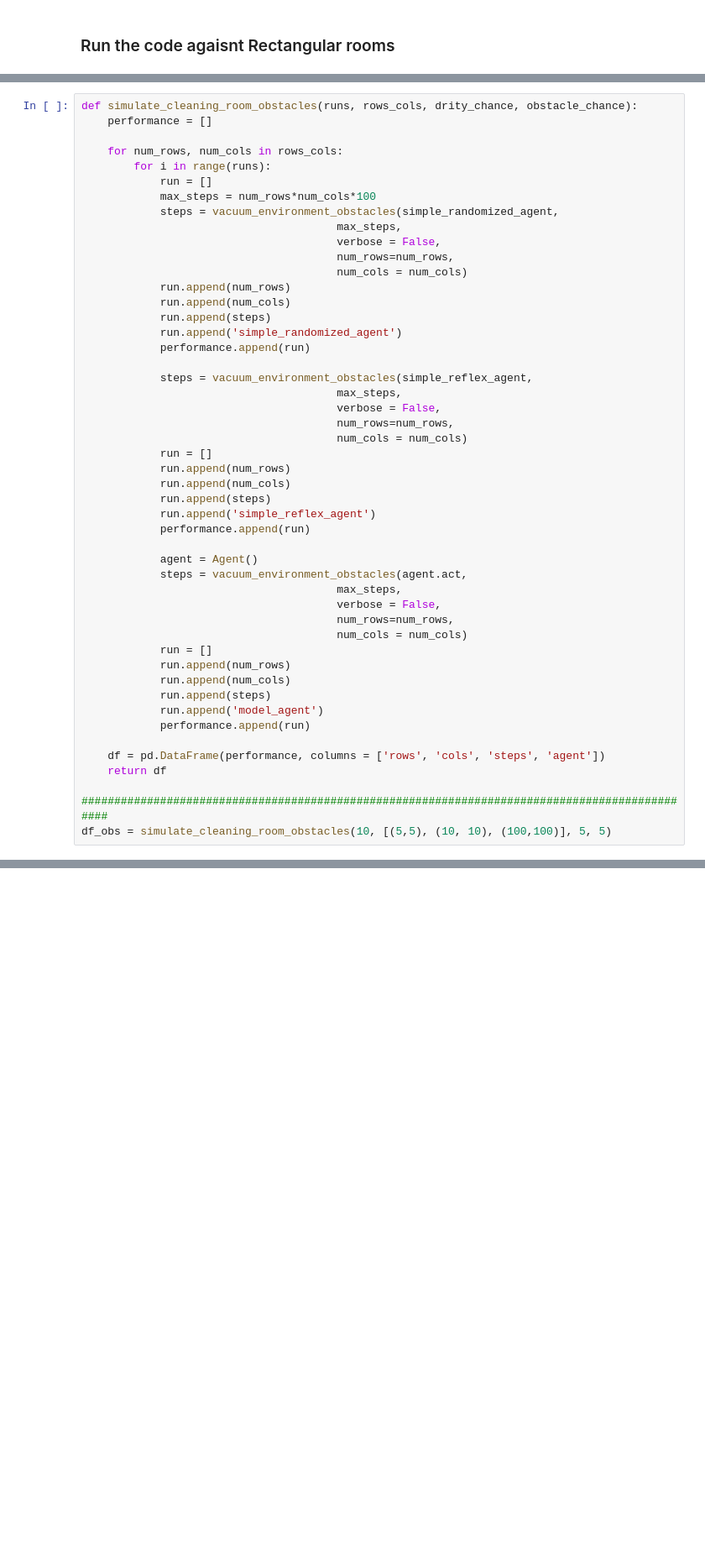
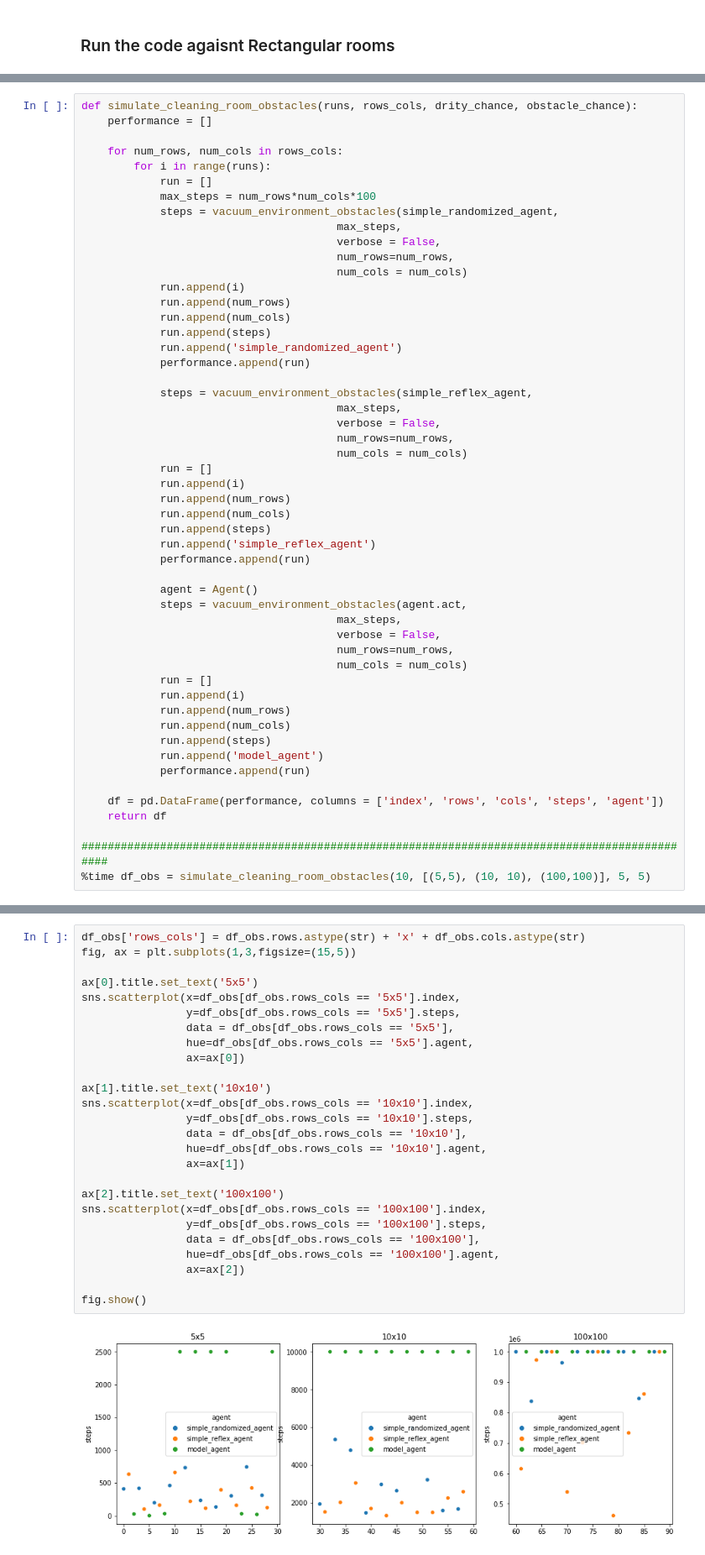
Before and after one commit to nlarsensmu/CS7320-AI, a Jupyter notebook: Agents/simple_randomized_agent.ipynb, the cells around one changed output, grey strips where cells are left out. Shown: that part at 84% size. Saved outputs shown, nothing was run; the diff lists cells and outputs as text; blank space fills up the shorter version.

```diff
--- a/Agents/simple_randomized_agent.ipynb
+++ b/Agents/simple_randomized_agent.ipynb
@@ -695,6 +646,7 @@ def simulate_cleaning_room_obstacles(runs, rows_cols, drity_chance, obstacle_cha
                                        verbose = False,
                                        num_rows=num_rows,
                                        num_cols = num_cols)
+            run.append(i)
             run.append(num_rows)
             run.append(num_cols)
             run.append(steps)
@@ -707,6 +659,7 @@ def simulate_cleaning_room_obstacles(runs, rows_cols, drity_chance, obstacle_cha
                                        num_rows=num_rows,
                                        num_cols = num_cols)
             run = []
+            run.append(i)
             run.append(num_rows)
             run.append(num_cols)
             run.append(steps)
@@ -720,15 +673,16 @@ def simulate_cleaning_room_obstacles(runs, rows_cols, drity_chance, obstacle_cha
                                        num_rows=num_rows,
                                        num_cols = num_cols)
             run = []
+            run.append(i)
             run.append(num_rows)
             run.append(num_cols)
             run.append(steps)
             run.append('model_agent')
             performance.append(run)
 
-    df = pd.DataFrame(performance, columns = ['rows', 'cols', 'steps', 'agent'])
+    df = pd.DataFrame(performance, columns = ['index', 'rows', 'cols', 'steps', 'agent'])
     return df
 
 ###############################################################################################
-df_obs = simulate_cleaning_room_obstacles(10, [(5,5), (10, 10), (100,100)], 5, 5)
+%time df_obs = simulate_cleaning_room_obstacles(10, [(5,5), (10, 10), (100,100)], 5, 5)
 # %% [output]
@@ -767 +705,29 @@ rows_cols  agent
 Name: steps, dtype: float64
+# %%
+df_obs['rows_cols'] = df_obs.rows.astype(str) + 'x' + df_obs.cols.astype(str)
+fig, ax = plt.subplots(1,3,figsize=(15,5))
+
+ax[0].title.set_text('5x5')
+sns.scatterplot(x=df_obs[df_obs.rows_cols == '5x5'].index,
+                y=df_obs[df_obs.rows_cols == '5x5'].steps,
+                data = df_obs[df_obs.rows_cols == '5x5'],
+                hue=df_obs[df_obs.rows_cols == '5x5'].agent,
+                ax=ax[0])
+
+ax[1].title.set_text('10x10')
+sns.scatterplot(x=df_obs[df_obs.rows_cols == '10x10'].index,
+                y=df_obs[df_obs.rows_cols == '10x10'].steps,
+                data = df_obs[df_obs.rows_cols == '10x10'],
+                hue=df_obs[df_obs.rows_cols == '10x10'].agent,
+                ax=ax[1])
+
+ax[2].title.set_text('100x100')
+sns.scatterplot(x=df_obs[df_obs.rows_cols == '100x100'].index,
+                y=df_obs[df_obs.rows_cols == '100x100'].steps,
+                data = df_obs[df_obs.rows_cols == '100x100'],
+                hue=df_obs[df_obs.rows_cols == '100x100'].agent,
+                ax=ax[2])
+
+fig.show()
+# %% [output]
+[figure, added]
```
Also changed, not shown: parts of 19 cells of this notebook.
